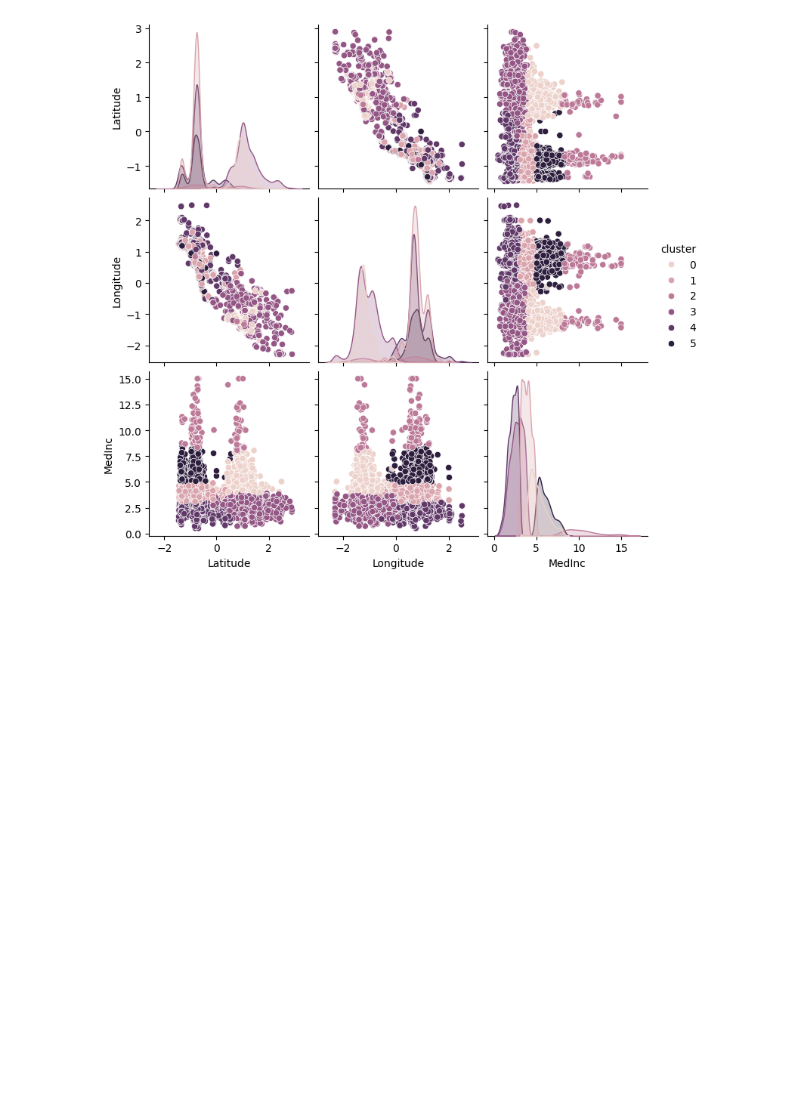
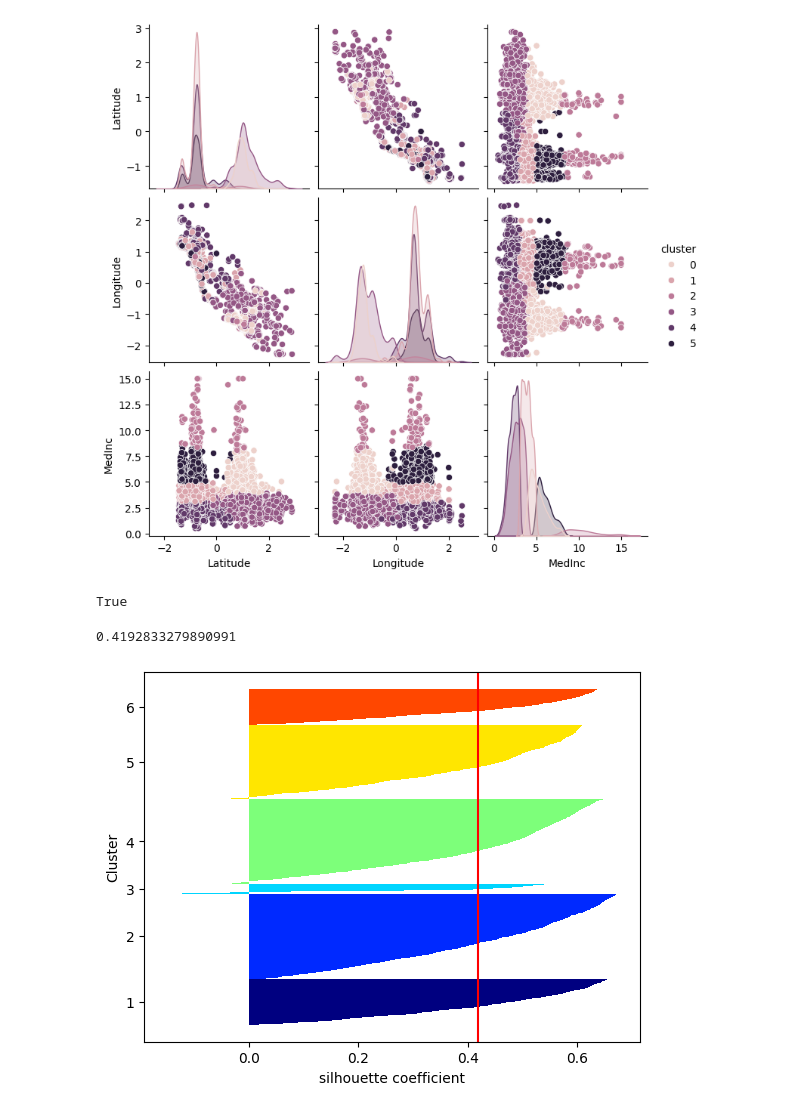
Before and after one commit to Davichobacter/Machine-Learning-4GEEKS, a Jupyter notebook: K_means_Project_Tutorial.ipynb, the cells around one changed output. Cells and saved outputs as stored; diff of their text form; code cells hidden in the pictures; blank space fills up the shorter version.

```diff
--- a/K_means_Project_Tutorial.ipynb
+++ b/K_means_Project_Tutorial.ipynb
@@ -171,3 +199,31 @@ sns.pairplot(X_test, hue='cluster')
 plt.show()
 # %% [output]
 [figure]
+# %%
+silhouette_vals = silhouette_samples(X_test[['Latitude', 'Longitude', 'MedInc']], X_test['cluster'], metric='euclidean')
+silhouette_vals.shape[0] == X_test.shape[0]
+# %% [output]
+True
+# %%
+cluster_labels = np.unique(X_test['cluster'])
+n_clusters = cluster_labels.shape[0]
+silhouette_vals = silhouette_samples(X_test[['Latitude', 'Longitude', 'MedInc']], X_test['cluster'], metric='euclidean')
+y_ax_lower, y_ax_upper = 0,0
+yticks = []
+for i,c in enumerate(cluster_labels):
+  c_silhouette_vals = silhouette_vals[X_test['cluster']==c]
+  c_silhouette_vals.sort()
+  y_ax_upper += len(c_silhouette_vals)
+  color = cm.jet(float(i)/n_clusters)
+  plt.barh(range(y_ax_lower, y_ax_lower + len(c_silhouette_vals)), c_silhouette_vals, height=1.0, edgecolor='none', color=color)
+  yticks.append((y_ax_lower + y_ax_upper)/2.0)
+  y_ax_lower += len(c_silhouette_vals)
+  silhouette_avg = np.mean(silhouette_vals)
+plt.axvline(silhouette_avg, color='red')
+plt.yticks(yticks, cluster_labels+1)
+plt.ylabel('Cluster')
+plt.xlabel('silhouette coefficient')
+print(silhouette_avg)
+# %% [output]
+0.4192833279890991
+[figure, added]
```
Also changed, not shown: parts of 2 cells of this notebook.
